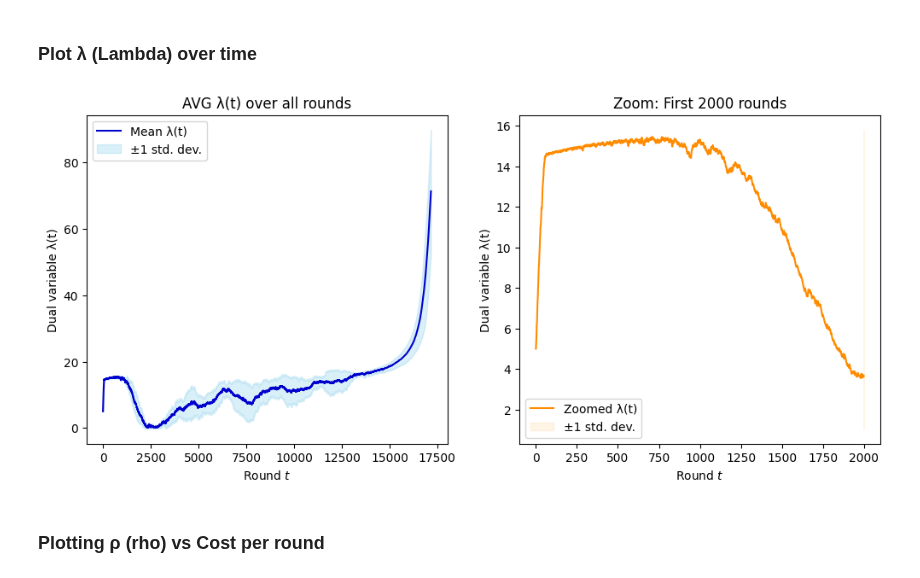
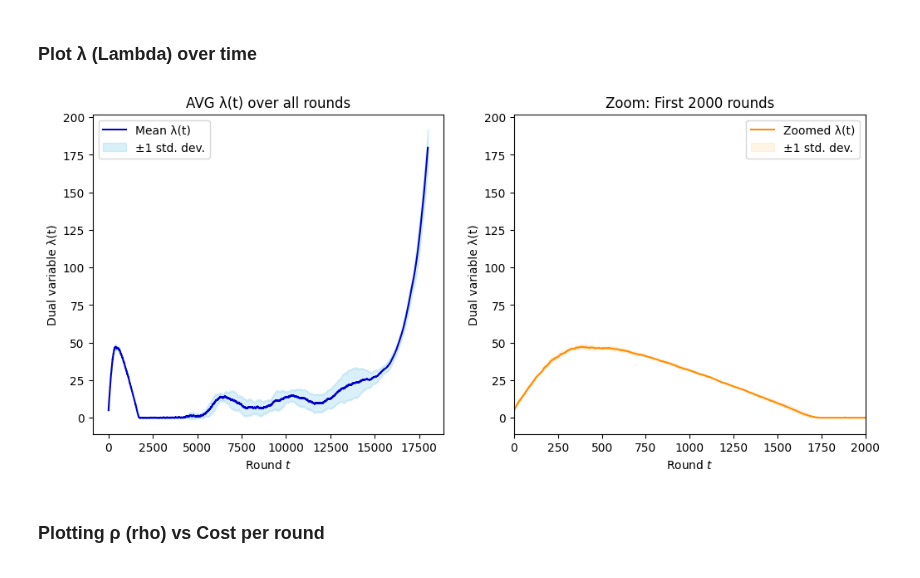
Before and after one commit to peetceenatoo/online-learning, a Jupyter notebook: R3.ipynb, the cells around one changed output. Drawn from its saved outputs; the diff is of its cells as text; code cells hidden in the pictures.

```diff
--- a/R3.ipynb
+++ b/R3.ipynb
@@ -243,12 +242,15 @@ all_rewards = []      # Shape: (n_trials, T)
 all_lambdas = []      # Shape: (n_trials, <=T+1)
 all_rho = []          # Shape: (n_trials, <=T)
 all_sold_pieces = []  # Shape: (n_trials, <=T)
+
+# For each trial, run the simulation
 for seed in range(n_trials):
     np.random.seed(seed)
 
     # Setup environment and agent
     env = PricingEnvironmentSingleProductSinusoidalMean(cost=cost, initial_mean_valuation=initial_value, std_valuation=std_valuation, buyers_per_round=buyers_per_round, total_rounds=T, amplitude=amplitude, period=period)
-    agent = PrimalDualPricingAgent(prices=P, B=B, T=T, cost=cost, buyers_per_round=buyers_per_round, initial_lambda=initial_value)
+    # !! to be decided where lambda should start from
+    agent = PrimalDualPricingAgent(prices=P, cost=cost, initial_lambda=5)
 
     # Time horizon
     rewards_this_trial = []
@@ -262,9 +264,11 @@ for seed in range(n_trials):
             break
 
         # Choose price and get sales and reward
-        price, idx = agent.choose_price()
+        price, idx = agent.pull_arm()
         sales, reward = env.round(price)
-        agent.update(idx, sales, reward)
+        agent.update(idx, sales)
+
+        # Store results
         rewards_this_trial.append(reward)
         rho_values.append(agent.rho)
         sold_pieces_values.append(agent.num_sales_t)
@@ -299,6 +303,18 @@ Compute clairvoyants.
 # ---------------------------------------------------------------------------------------
 # Clairvoyant 1 and 2: Budget-Aware Fixed-Best and Overpower Clairvoyant
 # ---------------------------------------------------------------------------------------
+
+def compute_expected_profit_bound(P, cost, buyers_per_round, mu_t, std_valuation):
+    profits = []
+    for p in P:
+        if p <= cost:
+            profits.append(0)
+            continue
+        prob_buy = 1 - norm.cdf(p, loc=mu_t, scale=std_valuation)
+        expected_sales = prob_buy * buyers_per_round
+        expected_profit = expected_sales * (p - cost)
+        profits.append(expected_profit)
+    return max(profits)
 
 # Generate sinusoidal mean valuations for each round
 mean_valuations = initial_value + amplitude * np.sin(2 * np.pi * np.arange(T) / period)
@@ -531,7 +547,8 @@ for seed in range(n_trials):
 
     # Set up environment and agent
     env = PricingEnvironmentSingleProductDriftingMean(cost=cost, initial_mean_valuation=initial_value, std_valuation=std_valuation, buyers_per_round=buyers_per_round, drift_rate=drift_rate)
-    agent = PrimalDualPricingAgent(prices=P, B=B, T=T, cost=cost, buyers_per_round=buyers_per_round, initial_lambda=initial_value)
+    # !! to be decided where lambda should start from
+    agent = PrimalDualPricingAgent(prices=P, cost=cost, initial_lambda=5)
 
     # Time horizon
     rewards_this_trial = []
@@ -545,9 +562,9 @@ for seed in range(n_trials):
             break
 
         # Choose price and get sales and reward
-        price, idx = agent.choose_price()
+        price, idx = agent.pull_arm()
         sales, reward = env.round(price)
-        agent.update(idx, sales, reward)
+        agent.update(idx, sales)
         rewards_this_trial.append(reward)
         rho_values.append(agent.rho)
         sold_pieces_values.append(agent.num_sales_t)
@@ -666,24 +683,25 @@ Final Regret (Static Clairvoyant): -483,493.94
 # %%
 # How important was our constraint during the rounds?
 plt.figure(figsize=(12, 5))
 
 plt.subplot(1, 2, 1)
 plt.plot(np.arange(len(mean_lambda)), mean_lambda, label='Mean λ(t)', color='mediumblue')
 plt.fill_between(np.arange(len(mean_lambda)), mean_lambda - std_lambda, mean_lambda + std_lambda, color='skyblue', alpha=0.3, label='±1 std. dev.')
 plt.xlabel('Round $t$')
 plt.ylabel('Dual variable λ(t)')
 plt.title('AVG λ(t) over all rounds')
 plt.legend()
 
-plt.subplot(1, 2, 2)
-plt.plot(np.arange(len(mean_lambda))[:zoom_end], mean_lambda[:zoom_end], label='Zoomed λ(t)', color='darkorange')
-plt.fill_between(np.arange(len(mean_lambda))[zoom_end], mean_lambda[:zoom_end] - std_lambda[:zoom_end], mean_lambda[:zoom_end] + std_lambda[:zoom_end], color='navajowhite', alpha=0.3, label='±1 std. dev.')
-plt.xlabel('Round $t$')
-plt.ylabel('Dual variable λ(t)')
-plt.title(f'Zoom: First {zoom_end} rounds')
-_ = plt.legend()
+ax2 = plt.subplot(1, 2, 2)
+ax2.plot(np.arange(len(mean_lambda)), mean_lambda, label='Zoomed λ(t)', color='darkorange')
+ax2.fill_between(np.arange(len(mean_lambda)), mean_lambda - std_lambda, mean_lambda + std_lambda, color='navajowhite', alpha=0.3, label='±1 std. dev.')
+ax2.set_xlabel('Round $t$')
+ax2.set_ylabel('Dual variable λ(t)')
+ax2.set_xlim(0, zoom_2_period)
+ax2.set_title(f'Zoom: First {zoom_2_period} rounds')
+_ = ax2.legend()
 # %% [output]
-[figure, old version]
+[figure, new version]
 # %% [markdown]
 ### Plotting ρ (rho) vs Cost per round
 # %%
```
Also changed, not shown: parts of 13 cells of this notebook, 2 other files.
